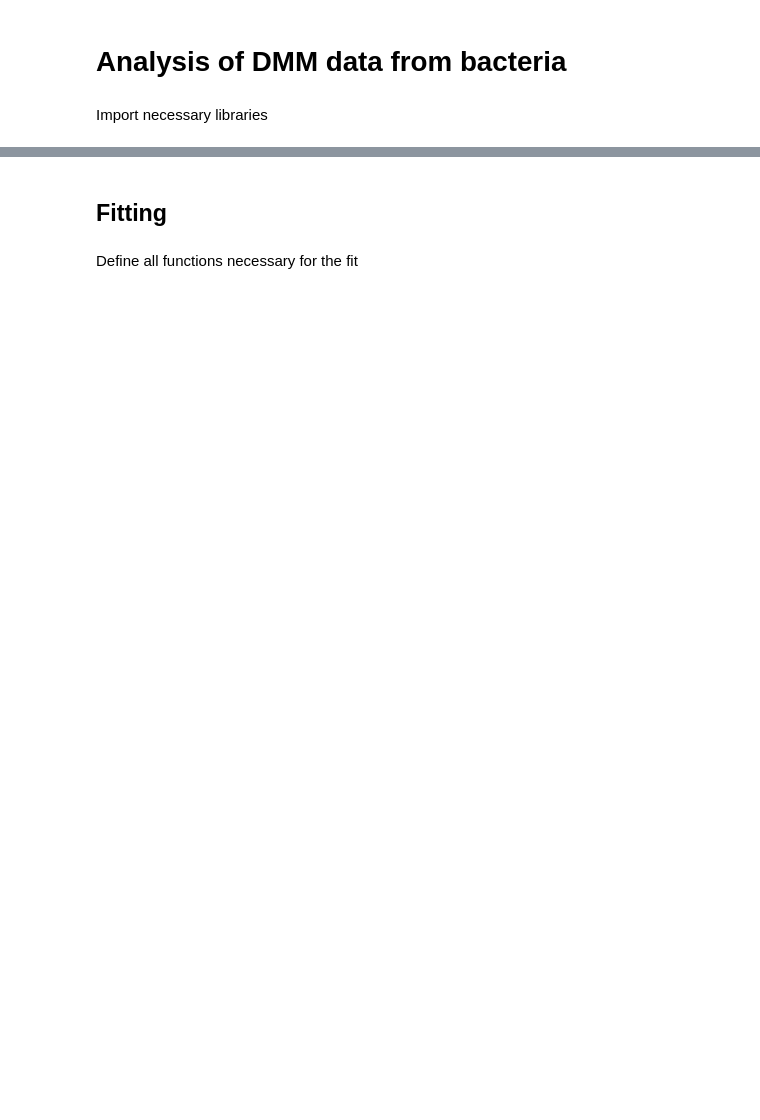
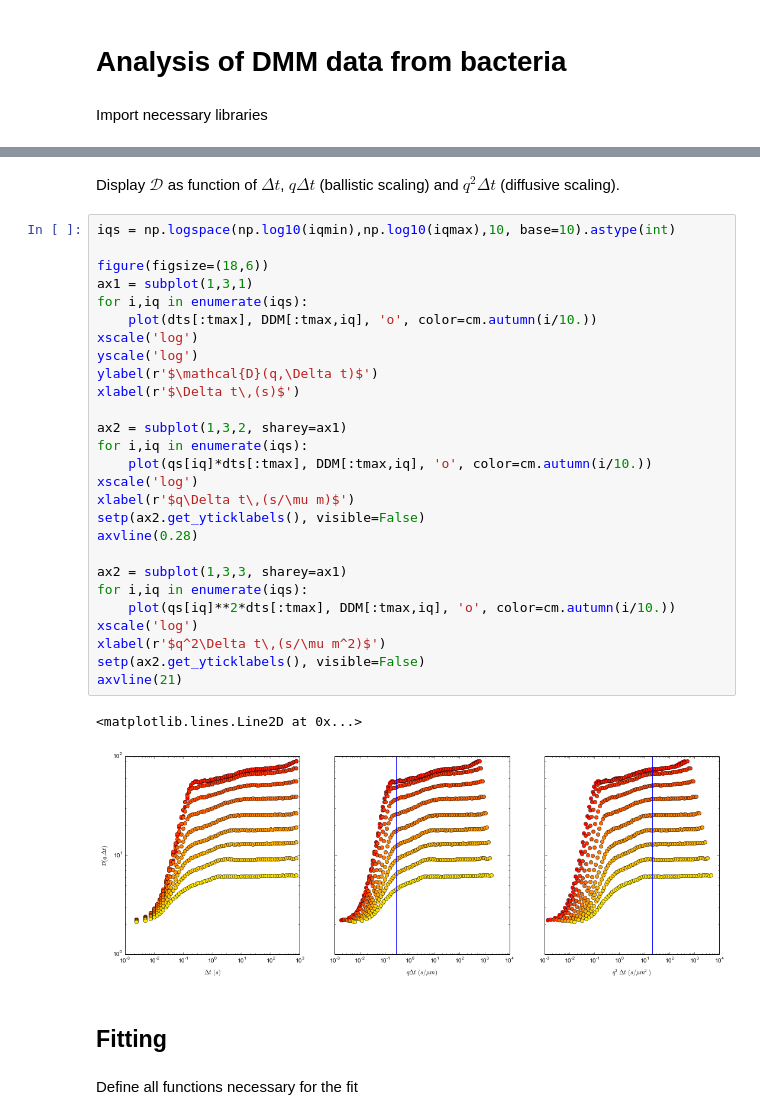
Before and after one commit to MathieuLeocmach/DDM, a Jupyter notebook: python/fit_bacteria.ipynb, the cells around one changed output, grey strips where cells are left out. Drawn from its saved outputs; the diff is of its cells as text; blank space fills up the shorter version.

```diff
--- a/python/fit_bacteria.ipynb
+++ b/python/fit_bacteria.ipynb
@@ -11,3 +39,35 @@ from matplotlib.colors import LogNorm
+# %% [markdown]
+Display $\mathcal{D}$ as function of $\Delta t$, $q\Delta t$ (ballistic scaling) and $q^2\Delta t$ (diffusive scaling).
+# %%
+iqs = np.logspace(np.log10(iqmin),np.log10(iqmax),10, base=10).astype(int)
+
+figure(figsize=(18,6))
+ax1 = subplot(1,3,1)
+for i,iq in enumerate(iqs):
+    plot(dts[:tmax], DDM[:tmax,iq], 'o', color=cm.autumn(i/10.))
+xscale('log')
+yscale('log')
+ylabel(r'$\mathcal{D}(q,\Delta t)$')
+xlabel(r'$\Delta t\,(s)$')
+
+ax2 = subplot(1,3,2, sharey=ax1)
+for i,iq in enumerate(iqs):
+    plot(qs[iq]*dts[:tmax], DDM[:tmax,iq], 'o', color=cm.autumn(i/10.))
+xscale('log')
+xlabel(r'$q\Delta t\,(s/\mu m)$')
+setp(ax2.get_yticklabels(), visible=False)
+axvline(0.28)
+
+ax2 = subplot(1,3,3, sharey=ax1)
+for i,iq in enumerate(iqs):
+    plot(qs[iq]**2*dts[:tmax], DDM[:tmax,iq], 'o', color=cm.autumn(i/10.))
+xscale('log')
+xlabel(r'$q^2\Delta t\,(s/\mu m^2)$')
+setp(ax2.get_yticklabels(), visible=False)
+axvline(21)
+# %% [output]
+<matplotlib.lines.Line2D at 0x...>
+[figure, added]
 # %% [markdown]
 ## Fitting
 # %% [markdown]
```
Also changed, not shown: parts of 21 cells of this notebook.
